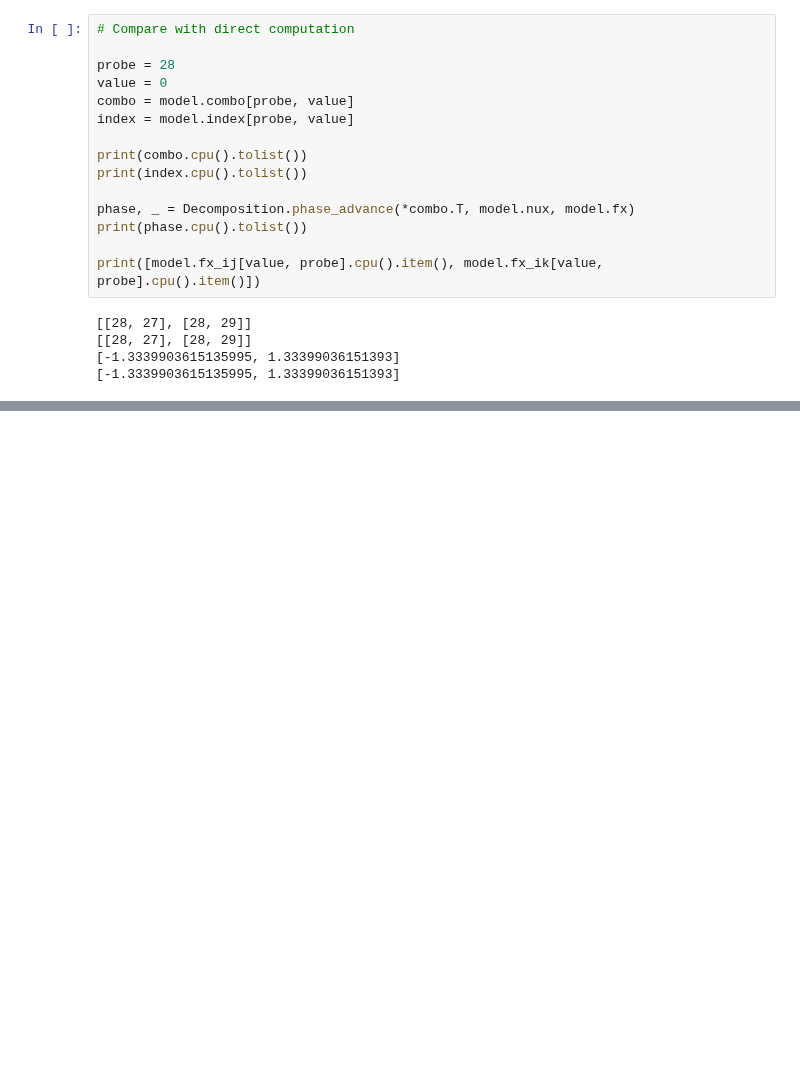
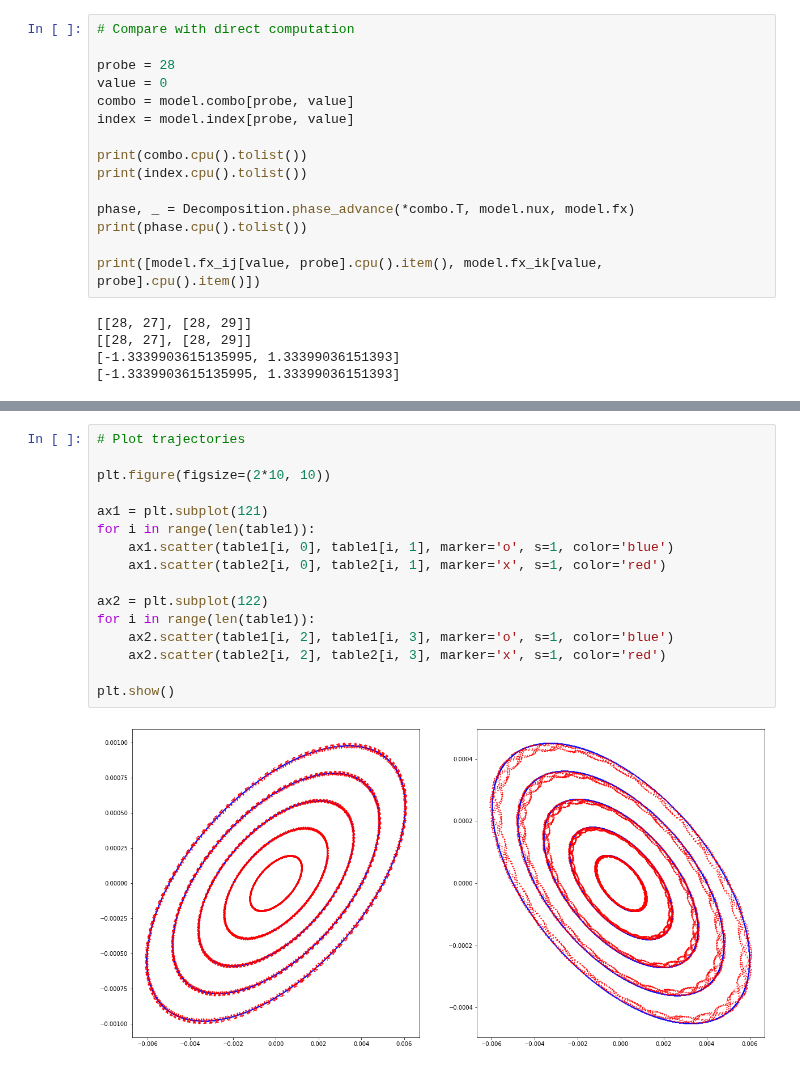
Before and after one commit to i-a-morozov/harmonica, a Jupyter notebook: notebook/nb_model.ipynb, the cells around one changed output, grey strips where cells are left out. Cells and saved outputs as stored; diff of their text form; blank space fills up the shorter version.

```diff
--- a/notebook/nb_model.ipynb
+++ b/notebook/nb_model.ipynb
@@ -634,0 +964,18 @@ print([model.fx_ij[value, probe].cpu().item(), model.fx_ik[value, probe].cpu().i
+# %%
+# Plot trajectories
+
+plt.figure(figsize=(2*10, 10))
+
+ax1 = plt.subplot(121)
+for i in range(len(table1)):
+    ax1.scatter(table1[i, 0], table1[i, 1], marker='o', s=1, color='blue')
+    ax1.scatter(table2[i, 0], table2[i, 1], marker='x', s=1, color='red')
+
+ax2 = plt.subplot(122)
+for i in range(len(table1)):
+    ax2.scatter(table1[i, 2], table1[i, 3], marker='o', s=1, color='blue')
+    ax2.scatter(table2[i, 2], table2[i, 3], marker='x', s=1, color='red')
+
+plt.show()
+# %% [output]
+[figure, added]
```
Also changed, not shown: parts of 27 cells of this notebook, 2 other files.
